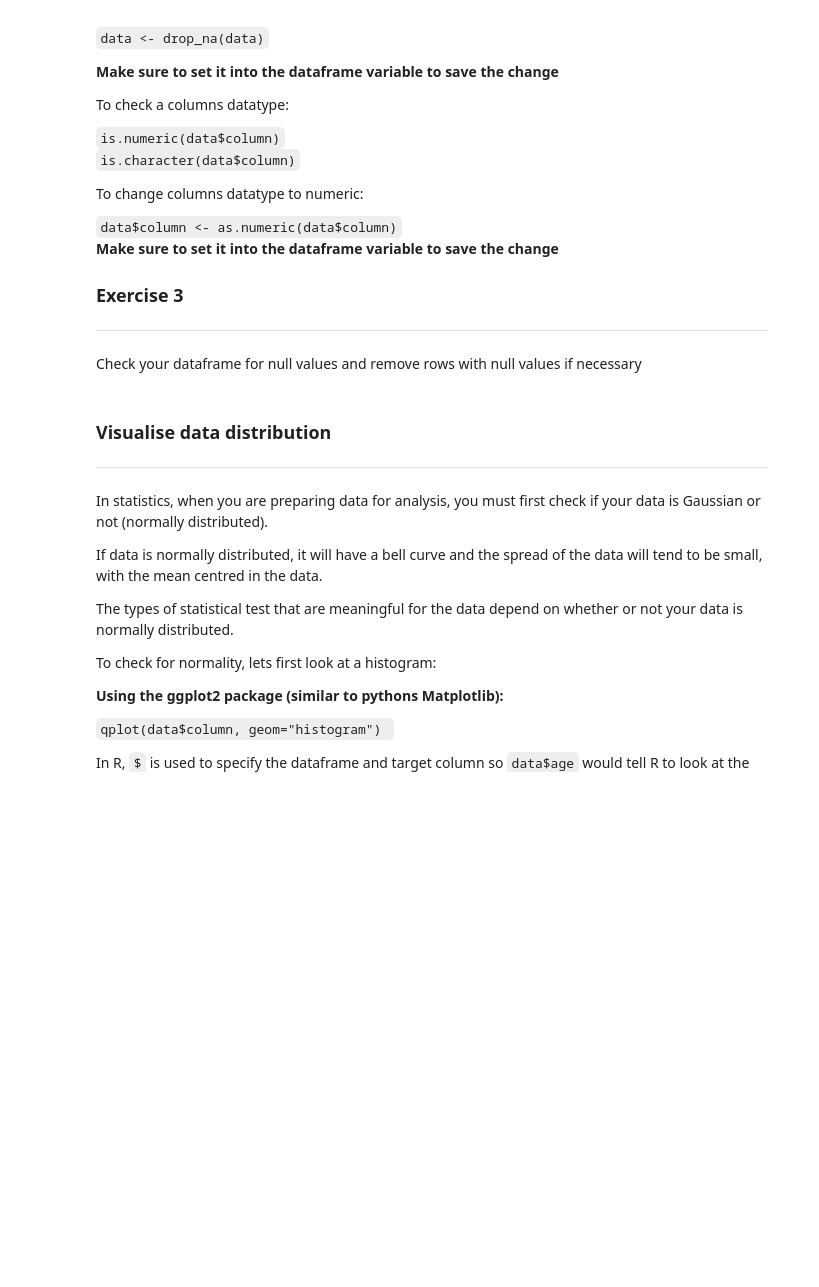
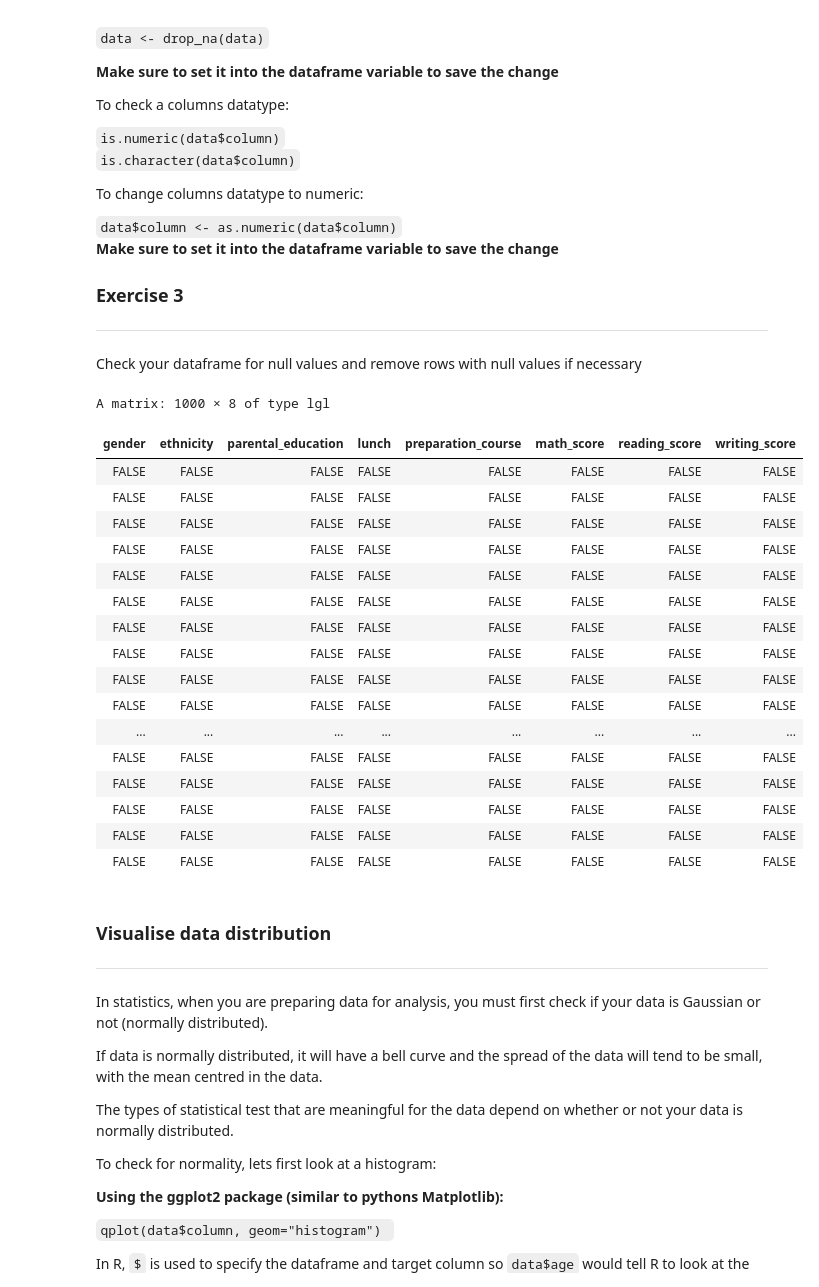
Before and after one commit to magdagucman/programming-for-data, a Jupyter notebook: worksheets/R_Student_performance.ipynb, the cells around one changed output. Saved outputs shown, nothing was run; the diff lists cells and outputs as text; code cells hidden in the pictures; blank space fills up the shorter version.

```diff
--- a/worksheets/R_Student_performance.ipynb
+++ b/worksheets/R_Student_performance.ipynb
@@ -120,6 +223,27 @@ To change columns datatype to numeric:
 ---
 
 Check your dataframe for null values and remove rows with null values if necessary
+# %%
+is.na(data)
+# %% [output]
+A matrix: 1000 × 8 of type lgl
+| gender | ethnicity | parental_education | lunch | preparation_course | math_score | reading_score | writing_score |
+| FALSE | FALSE | FALSE | FALSE | FALSE | FALSE | FALSE | FALSE |
+| FALSE | FALSE | FALSE | FALSE | FALSE | FALSE | FALSE | FALSE |
+| FALSE | FALSE | FALSE | FALSE | FALSE | FALSE | FALSE | FALSE |
+| FALSE | FALSE | FALSE | FALSE | FALSE | FALSE | FALSE | FALSE |
+| FALSE | FALSE | FALSE | FALSE | FALSE | FALSE | FALSE | FALSE |
+| FALSE | FALSE | FALSE | FALSE | FALSE | FALSE | FALSE | FALSE |
+| FALSE | FALSE | FALSE | FALSE | FALSE | FALSE | FALSE | FALSE |
+| FALSE | FALSE | FALSE | FALSE | FALSE | FALSE | FALSE | FALSE |
+| FALSE | FALSE | FALSE | FALSE | FALSE | FALSE | FALSE | FALSE |
+| FALSE | FALSE | FALSE | FALSE | FALSE | FALSE | FALSE | FALSE |
+| ... | ... | ... | ... | ... | ... | ... | ... |
+| FALSE | FALSE | FALSE | FALSE | FALSE | FALSE | FALSE | FALSE |
+| FALSE | FALSE | FALSE | FALSE | FALSE | FALSE | FALSE | FALSE |
+| FALSE | FALSE | FALSE | FALSE | FALSE | FALSE | FALSE | FALSE |
+| FALSE | FALSE | FALSE | FALSE | FALSE | FALSE | FALSE | FALSE |
+| FALSE | FALSE | FALSE | FALSE | FALSE | FALSE | FALSE | FALSE |
 # %% [markdown]
 ### Visualise data distribution ###
 ---
```
Also changed, not shown: parts of 15 cells of this notebook.
